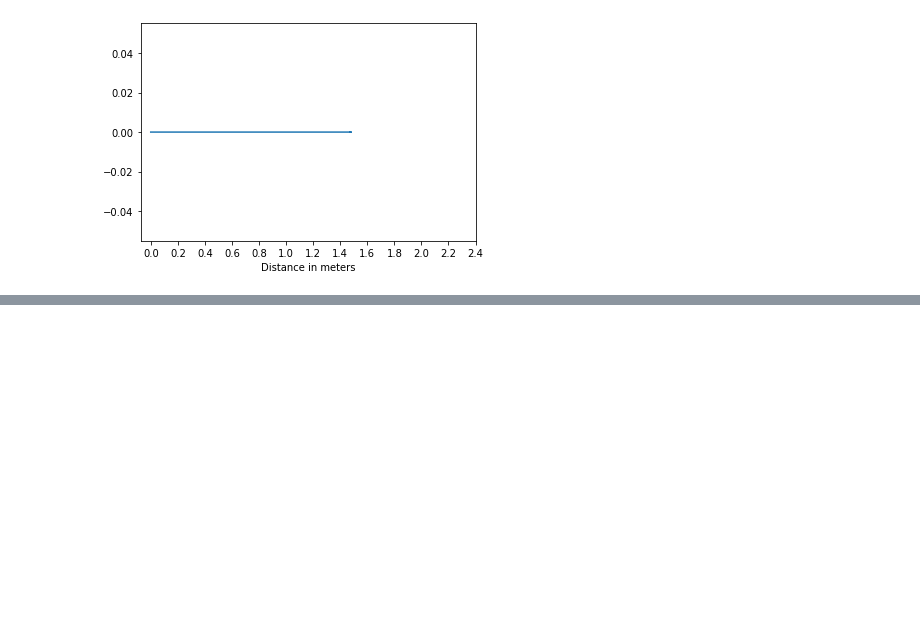
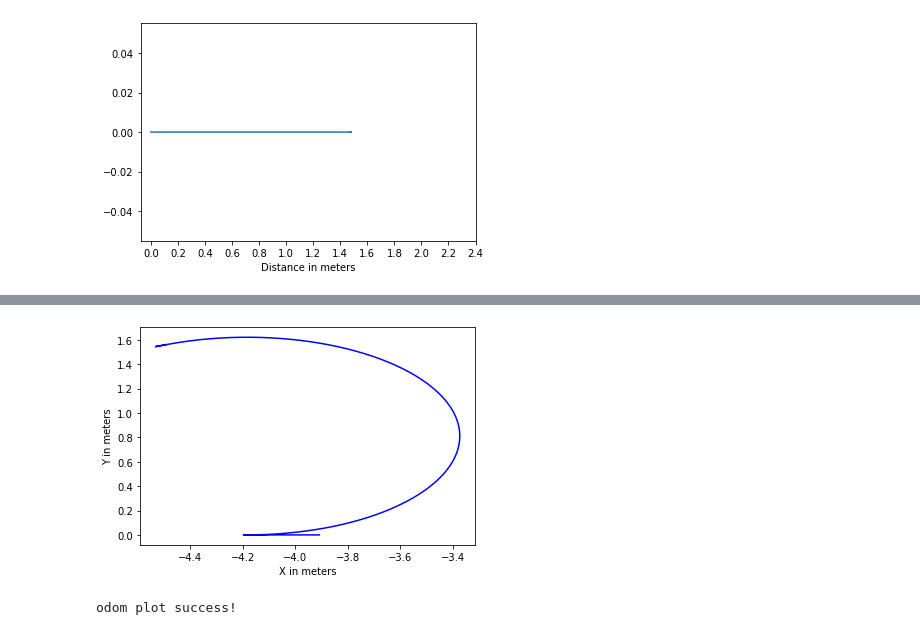
Before and after one commit to SallyPoon/DSC180Q2, a Jupyter notebook: notebooks/Odom graphs.ipynb, the cells around one changed output, grey strips where cells are left out. Cells and saved outputs as stored; diff of their text form; code cells hidden in the pictures; blank space fills up the shorter version.

Commit message:
added odom graphs

```diff
--- a/notebooks/Odom graphs.ipynb
+++ b/notebooks/Odom graphs.ipynb
@@ -216,40 +216,40 @@ plt.show()
 odometry_path = os.path.join('/Users/sally/Documents/GitHub/DSC180Q2/data/raw', 'vesc_servo_gain_m1_0.bag')
 bag = bagreader(odometry_path)
 odom_data = bag.message_by_topic('/vesc/odom')
-df_odom_0_7 = pd.read_csv(odom_data)
+df_odom_1_0 = pd.read_csv(odom_data)
 
 
 odometry_path = os.path.join('/Users/sally/Documents/GitHub/DSC180Q2/data/raw', 'vesc_servo_gain_m1_1.bag')
 bag = bagreader(odometry_path)
 odom_data = bag.message_by_topic('/vesc/odom')
-df_odom_0_5 = pd.read_csv(odom_data)
+df_odom_1_1 = pd.read_csv(odom_data)
 
 
 odometry_path = os.path.join('/Users/sally/Documents/GitHub/DSC180Q2/data/raw', 'vesc_servo_gain_m1_1v2.bag')
 bag = bagreader(odometry_path)
 odom_data = bag.message_by_topic('/vesc/odom')
-df_odom_0_9 = pd.read_csv(odom_data)
+df_odom_1_1v2 = pd.read_csv(odom_data)
 
 
 odometry_path = os.path.join('/Users/sally/Documents/GitHub/DSC180Q2/data/raw', 'vesc_servo_gain_m1_2.bag')
 bag = bagreader(odometry_path)
 odom_data = bag.message_by_topic('/vesc/odom')
-df_odom_0_8 = pd.read_csv(odom_data)
+df_odom_1_2 = pd.read_csv(odom_data)
 
 odometry_path = os.path.join('/Users/sally/Documents/GitHub/DSC180Q2/data/raw', 'vesc_servo_gain_m1_5.bag')
 bag = bagreader(odometry_path)
 odom_data = bag.message_by_topic('/vesc/odom')
-df_odom_0_8 = pd.read_csv(odom_data)
+df_odom_1_5 = pd.read_csv(odom_data)
 
 odometry_path = os.path.join('/Users/sally/Documents/GitHub/DSC180Q2/data/raw', 'vesc_servo_gain_m2_0.bag')
 bag = bagreader(odometry_path)
 odom_data = bag.message_by_topic('/vesc/odom')
-df_odom_0_8 = pd.read_csv(odom_data)
+df_odom_2_0 = pd.read_csv(odom_data)
 
 odometry_path = os.path.join('/Users/sally/Documents/GitHub/DSC180Q2/data/raw', 'vesc_servo_gain_m10_0.bag')
 bag = bagreader(odometry_path)
 odom_data = bag.message_by_topic('/vesc/odom')
-df_odom_0_8 = pd.read_csv(odom_data)
+df_odom_10_0 = pd.read_csv(odom_data)
 
 
 print('Extracted .bag data and written to destination successfully')
@@ -257,0 +265,10 @@ ROSBagException: This does not appear to be a bag file
+# %%
+plt.plot(df_odom_1_0['pose.pose.position.x'], df_odom_1_0['pose.pose.position.y'],'b')
+plt.xlabel('X in meters')
+plt.ylabel('Y in meters')
+#plt.xticks(np.arange(-2, 2.5 ,0.5))
+plt.show()
+print('odom plot success!')
+# %% [output]
+[figure, added]
+odom plot success!
```
Also changed, not shown: parts of 7 cells of this notebook, 7 other files.
